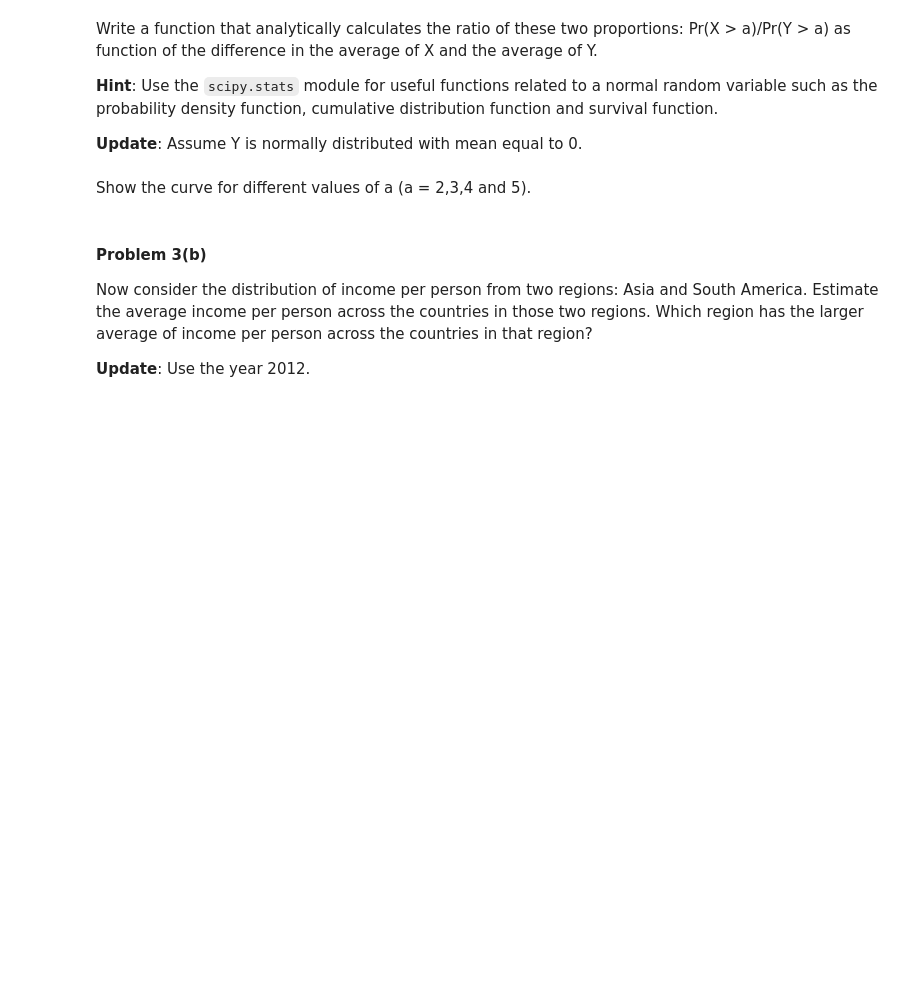
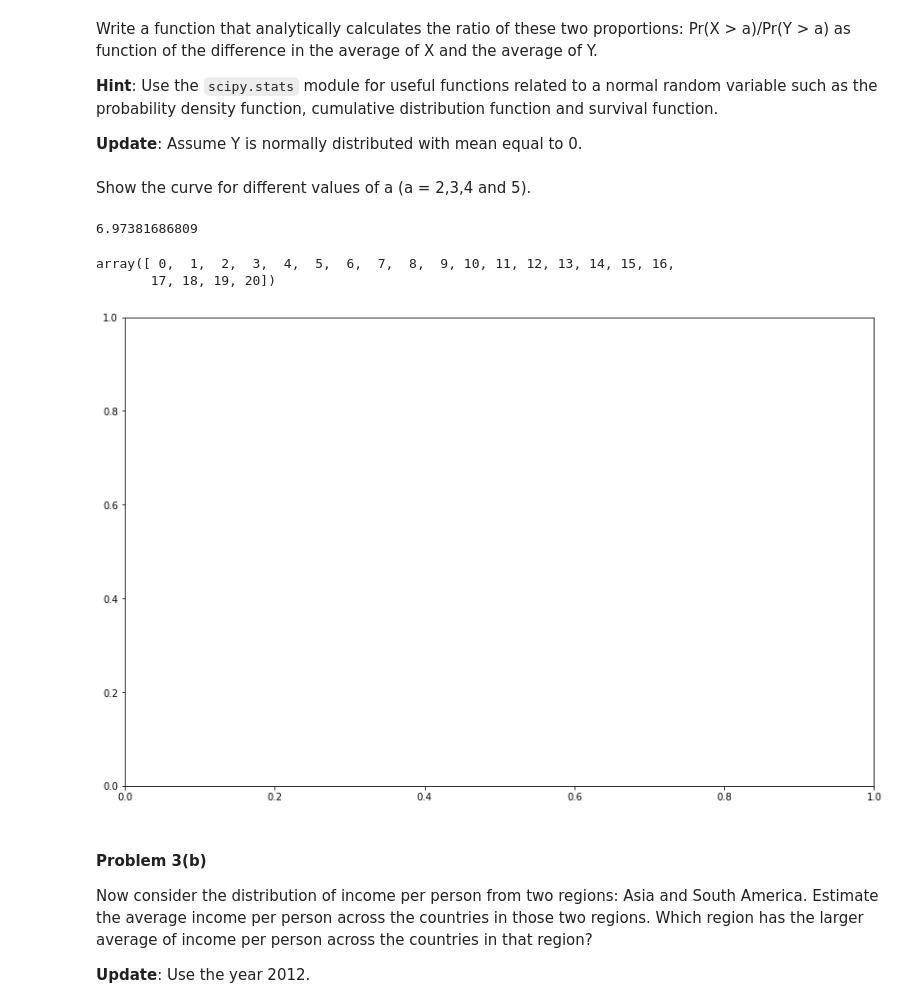
Before and after one commit to Theerit/2014, a Jupyter notebook: homework/HW1.ipynb, the cells around one changed output. Cells and saved outputs as stored; diff of their text form; code cells hidden in the pictures; blank space fills up the shorter version.

```diff
--- a/homework/HW1.ipynb
+++ b/homework/HW1.ipynb
@@ -364,3 +378,17 @@ Example
+# %%
+print(ratioNormals(diff=1,a=2))
+# %% [output]
+6.97381686809
+# %%
+#your code here
+fig = plt.figure(figsize = (14,9))
+ax = fig.add_subplot(1,1,1)
+diff_r = np.arange(0,21)
+for
+# %% [output]
+array([ 0,  1,  2,  3,  4,  5,  6,  7,  8,  9, 10, 11, 12, 13, 14, 15, 16,
+       17, 18, 19, 20])
+[figure, added]
 # %% [markdown]
 #### Problem 3(b)
 
```
Also changed, not shown: parts of 7 cells of this notebook.
